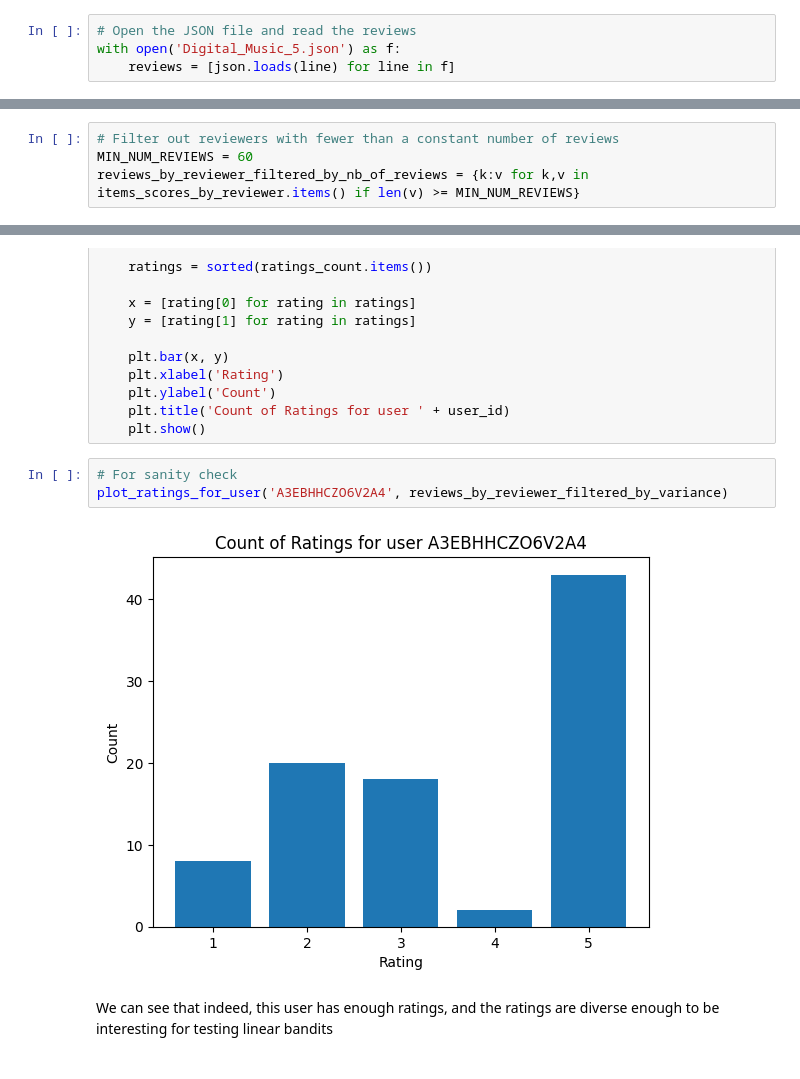
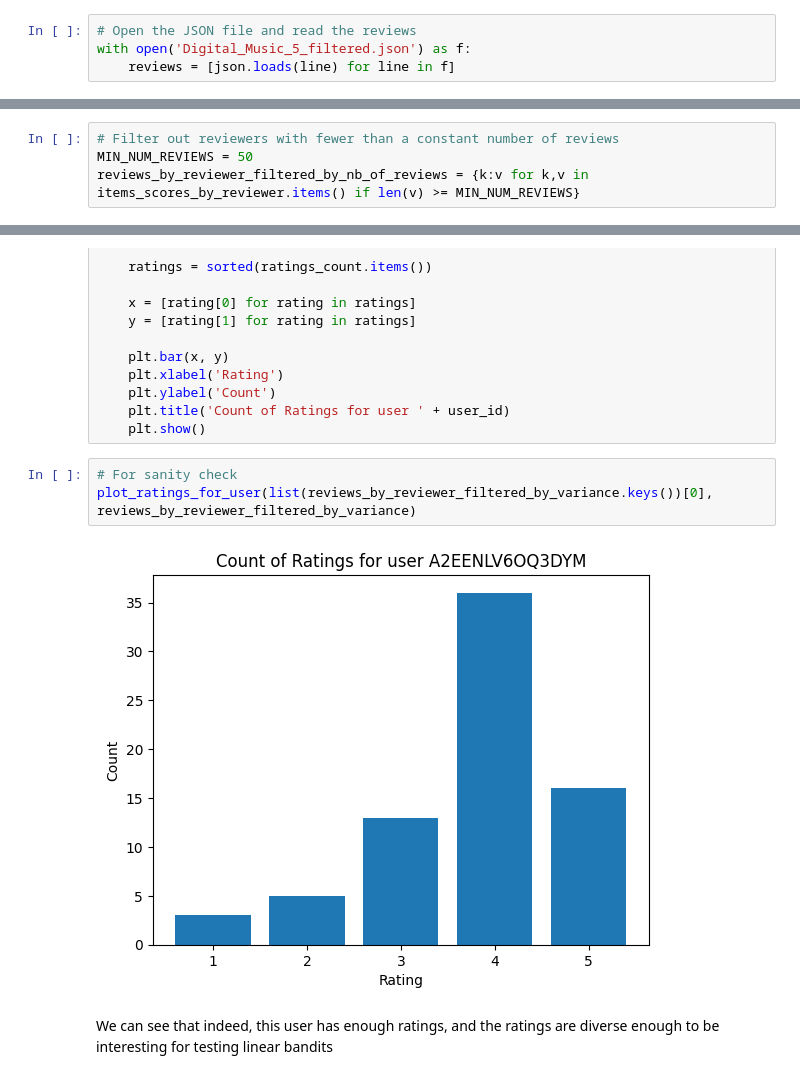
Before and after one commit to Thosam1/BachelorProject, a Jupyter notebook: Bandits/data-preprocessing/amazon_music_filtering.ipynb, the cells around one changed output, grey strips where cells are left out. Cells and saved outputs as stored; diff of their text form.

Commit message:
with the filtered jsons we are getting users with 50 reviews and 1 variance and exporting the result in a csv

```diff
--- a/Bandits/data-preprocessing/amazon_music_filtering.ipynb
+++ b/Bandits/data-preprocessing/amazon_music_filtering.ipynb
@@ -8,6 +8,6 @@ import matplotlib.pyplot as plt
 # Preprocessing data for linear bandits for recommendation systems using Amazon music reviews
 # %%
 # Open the JSON file and read the reviews
-with open('Digital_Music_5.json') as f:
+with open('Digital_Music_5_filtered.json') as f:
     reviews = [json.loads(line) for line in f]
 # %%
@@ -108,7 +106,7 @@ for reviewer, review_list in reviews_by_reviewer.items():
     items_scores_by_reviewer[reviewer] = my_item_scores
 # %%
 # Filter out reviewers with fewer than a constant number of reviews
-MIN_NUM_REVIEWS = 60
+MIN_NUM_REVIEWS = 50
 reviews_by_reviewer_filtered_by_nb_of_reviews = {k:v for k,v in items_scores_by_reviewer.items() if len(v) >= MIN_NUM_REVIEWS}
 # %%
 # Printing the number of reviewers after filtering by number of reviews
@@ -190,9 +186,9 @@ def plot_ratings_for_user(user_id, dictionary):
     plt.show()
 # %%
 # For sanity check
-plot_ratings_for_user('A3EBHHCZO6V2A4', reviews_by_reviewer_filtered_by_variance)
+plot_ratings_for_user(list(reviews_by_reviewer_filtered_by_variance.keys())[0], reviews_by_reviewer_filtered_by_variance)
 # %% [output]
-[figure, old version]
+[figure, new version]
 # %% [markdown]
 We can see that indeed, this user has enough ratings, and the ratings are diverse enough to be interesting for testing linear bandits
 # %% [markdown]
```
Also changed, not shown: parts of 13 cells of this notebook, 2 other files.
